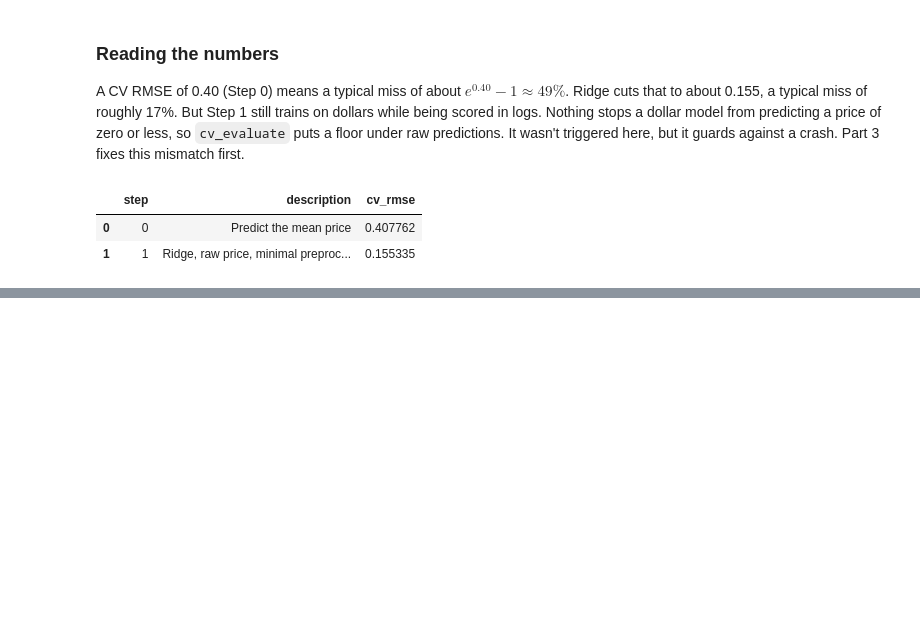
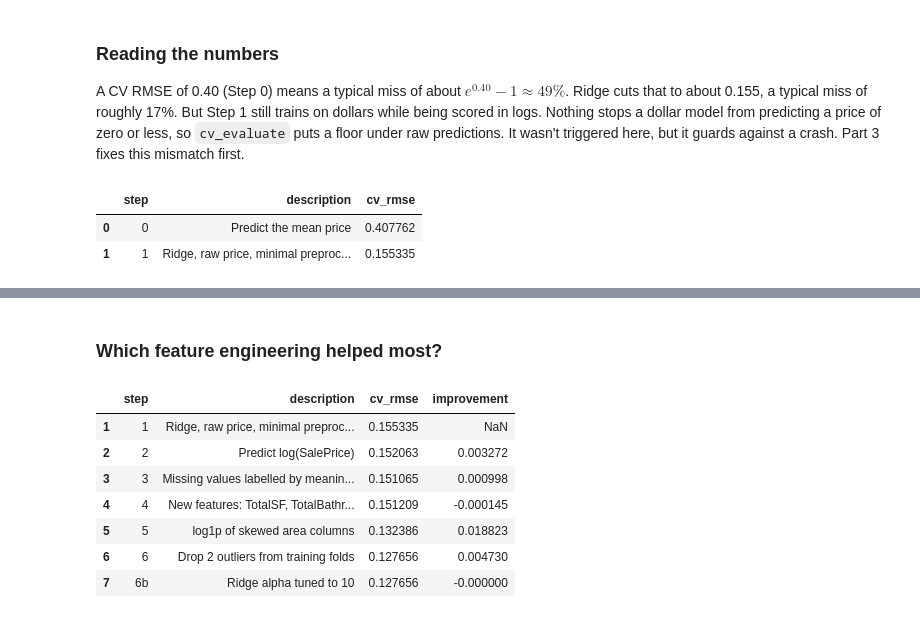
Before and after one commit to Victorshek412/kaggle-house-prices, a Jupyter notebook: v2/house_prices_v2.ipynb, the cells around one changed output, grey strips where cells are left out. Cells and saved outputs as stored; diff of their text form; code cells hidden in the pictures; blank space fills up the shorter version.

```diff
--- a/v2/house_prices_v2.ipynb
+++ b/v2/house_prices_v2.ipynb
@@ -324,0 +516,15 @@ results
+# %% [markdown]
+### Which feature engineering helped most?
+# %%
+part3 = results[results.step.isin(["1", "2", "3", "4", "5", "6", "6b"])].copy()
+part3["improvement"] = -part3.cv_rmse.diff()
+part3
+# %% [output]
+|  | step | description | cv_rmse | improvement |
+| 1 | 1 | Ridge, raw price, minimal preproc... | 0.155335 | NaN |
+| 2 | 2 | Predict log(SalePrice) | 0.152063 | 0.003272 |
+| 3 | 3 | Missing values labelled by meanin... | 0.151065 | 0.000998 |
+| 4 | 4 | New features: TotalSF, TotalBathr... | 0.151209 | -0.000145 |
+| 5 | 5 | log1p of skewed area columns | 0.132386 | 0.018823 |
+| 6 | 6 | Drop 2 outliers from training folds | 0.127656 | 0.004730 |
+| 7 | 6b | Ridge alpha tuned to 10 | 0.127656 | -0.000000 |
```
Also changed, not shown: parts of 15 cells of this notebook, 11 other files.
